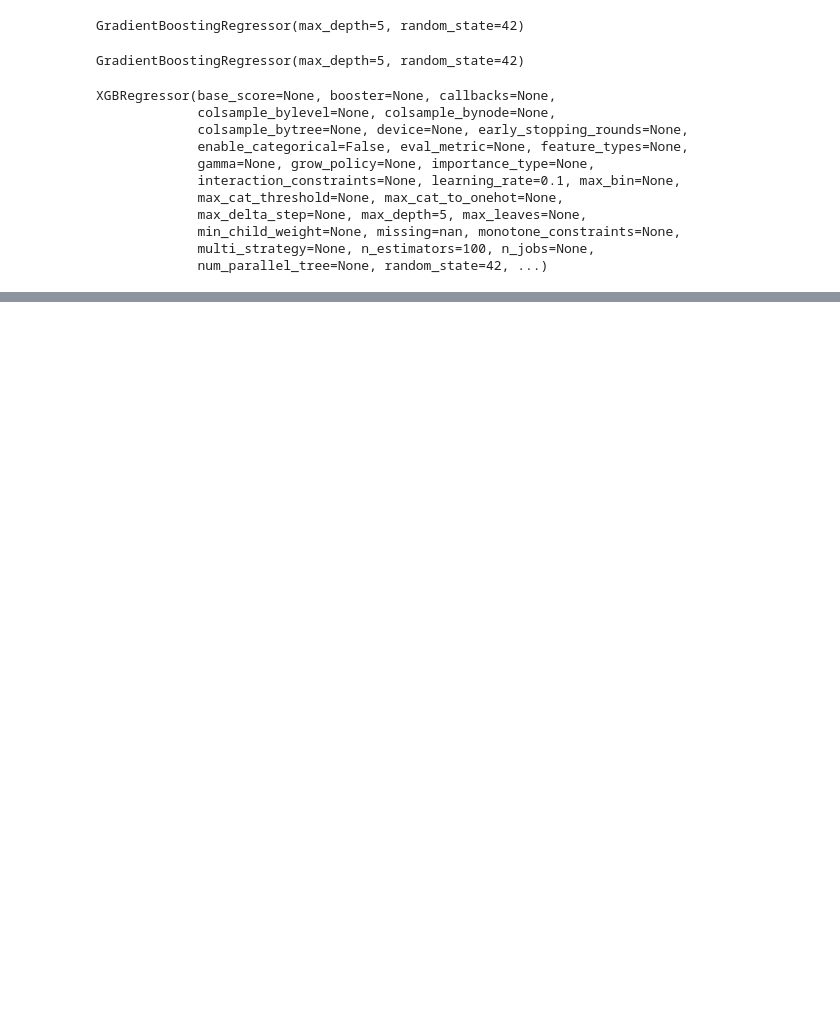
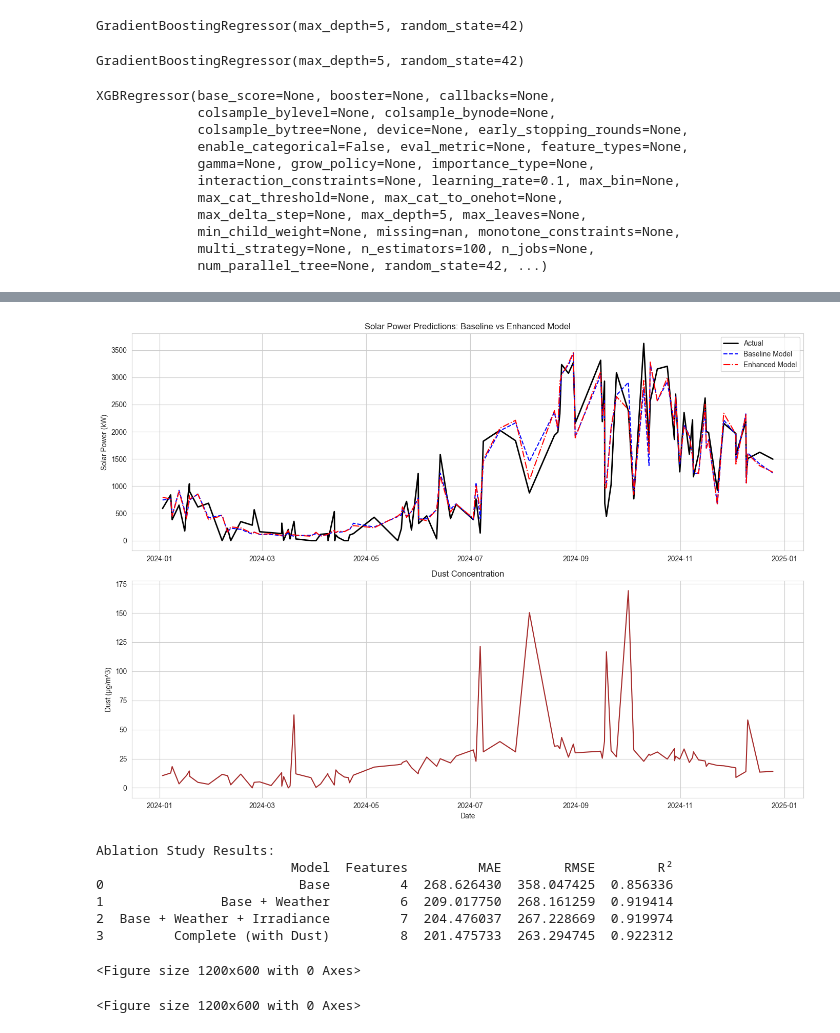
Before and after one commit to ajitashwathr10/quartz-solar-dust-forecasting, a Jupyter notebook: forecast.ipynb, the cells around one changed output, grey strips where cells are left out. Drawn from its saved outputs; the diff is of its cells as text; code cells hidden in the pictures; blank space fills up the shorter version.

```diff
--- a/forecast.ipynb
+++ b/forecast.ipynb
@@ -331,0 +334,43 @@ plt.tight_layout()
+# %%
+# Random sample from the test set
+sample_indices = np.random.choice(len(X_test_baseline), size = 100, replace = False)
+
+# Getting original df_day indices for these samples
+original_indices = X_test_baseline.index[sample_indices]
+sample_timestamps = df_day.loc[original_indices, 'timestamp']
+# %%
+# Getting actual and predicted values for this period
+y_sample = y_test.iloc[sample_indices]
+y_baseline_sample = y_pred_baseline[sample_indices]
+y_enhanced_sample = y_pred_enhanced[sample_indices]
+# %%
+# Create a Dataframe for visualization
+pred_df = pd.DataFrame({
+    'Timestamp': sample_timestamps.values,
+    'Actual': y_sample.values,
+    'Baseline Prediction': y_baseline_sample,
+    'Enhanced Prediction': y_enhanced_sample,
+    'Dust Concentration': df_day.loc[original_indices, 'dust_concentration'].values
+})
+pred_df = pred_df.sort_values('Timestamp')
+# %%
+# Plot predictions v. actual
+plt.figure(figsize=(14, 10))
+
+plt.subplot(2, 1, 1)
+plt.plot(pred_df['Timestamp'], pred_df['Actual'], label = 'Actual', color = 'black', linewidth = 2)
+plt.plot(pred_df['Timestamp'], pred_df['Baseline Prediction'], label = 'Baseline Model', color = 'blue', linestyle = '--')
+plt.plot(pred_df['Timestamp'], pred_df['Enhanced Prediction'], label = 'Enhanced Model', color = 'red', linestyle = '-.')
+plt.title('Solar Power Predictions: Baseline vs Enhanced Model')
+plt.ylabel('Solar Power (kW)')
+plt.legend()
+
+plt.subplot(2, 1, 2)
+plt.plot(pred_df['Timestamp'], pred_df['Dust Concentration'], color = 'brown')
+plt.title('Dust Concentration')
+plt.ylabel('Dust (μg/m^3)')
+plt.xlabel('Date')
+
+plt.tight_layout()
+# %% [output]
+[figure, added]
@@ -331,0 +420,18 @@ plt.tight_layout()
+# %%
+# Display ablation results
+ablation_df = pd.DataFrame(ablation_results)
+print("Ablation Study Results:")
+print(ablation_df)
+# %% [output]
+Ablation Study Results:
+                         Model  Features         MAE        RMSE        R²
+0                         Base         4  268.626430  358.047425  0.856336
+1               Base + Weather         6  209.017750  268.161259  0.919414
+2  Base + Weather + Irradiance         7  204.476037  267.228669  0.919974
+3         Complete (with Dust)         8  201.475733  263.294745  0.922312
+# %%
+# Plotting ablation study results
+plt.figure(figsize = (12, 6))
+# %% [output]
+<Figure size 1200x600 with 0 Axes>
+<Figure size 1200x600 with 0 Axes>
```
Also changed, not shown: parts of 18 cells of this notebook.
